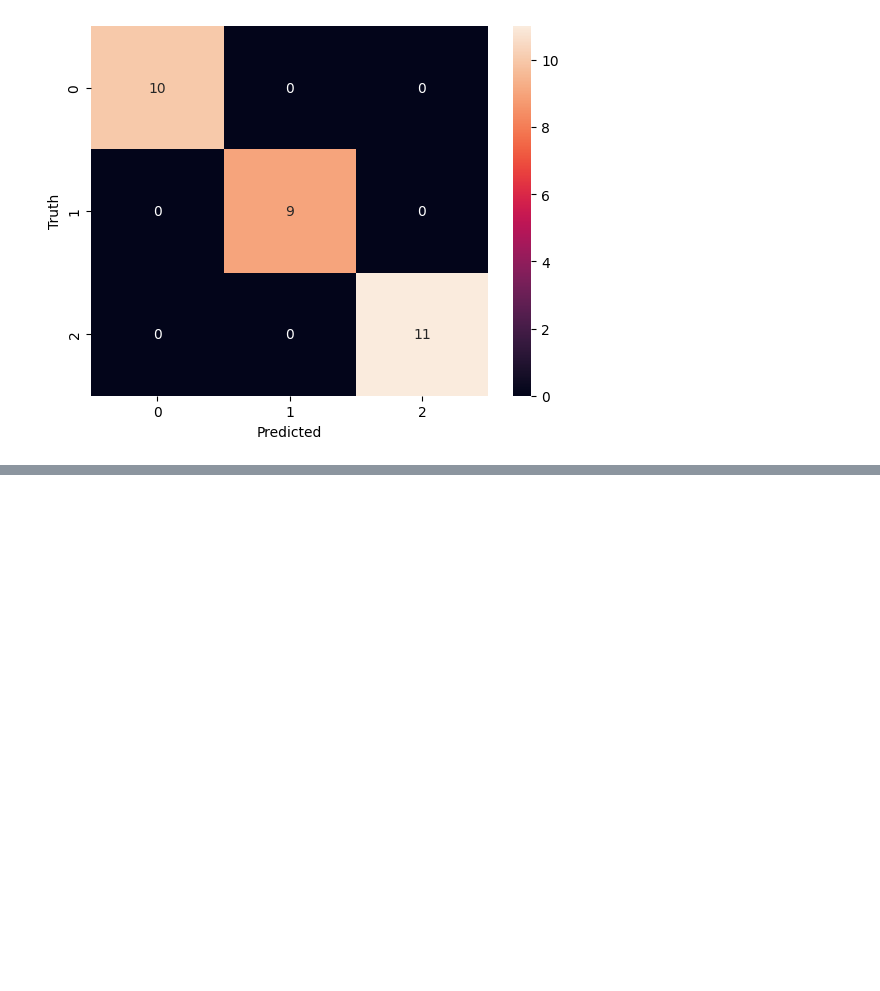
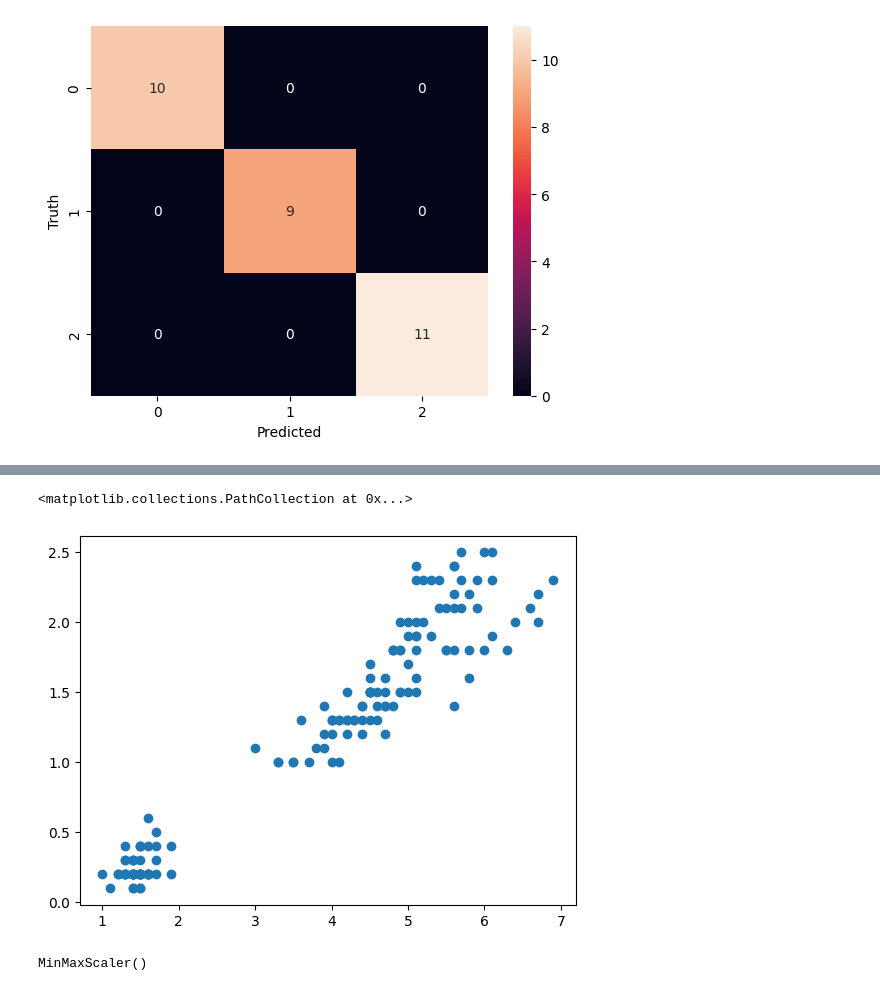
Before and after one commit to yeshwanth5/MachineLearning, a Jupyter notebook: iris_flower.ipynb, the cells around one changed output, grey strips where cells are left out. Saved outputs shown, nothing was run; the diff lists cells and outputs as text; code cells hidden in the pictures; blank space fills up the shorter version.

```diff
--- a/iris_flower.ipynb
+++ b/iris_flower.ipynb
@@ -204,0 +178,4 @@ cross_val_score(RandomForestClassifier(n_estimators=100),iris.data,iris.target).
+# %%
+df =pd.DataFrame(iris.data)
+# %%
+df.columns=iris.feature_names
@@ -204,0 +198,2 @@ cross_val_score(RandomForestClassifier(n_estimators=100),iris.data,iris.target).
+# %%
+df.drop(['sepal length (cm)','sepal width (cm)'],axis=1,inplace=True)
@@ -204,0 +216,2 @@ cross_val_score(RandomForestClassifier(n_estimators=100),iris.data,iris.target).
+# %%
+df.columns=['length','width']
@@ -204,0 +234,5 @@ cross_val_score(RandomForestClassifier(n_estimators=100),iris.data,iris.target).
+# %%
+plt.scatter(df.length,df.width)
+# %% [output]
+<matplotlib.collections.PathCollection at 0x...>
+[figure, added]
@@ -204,0 +242,4 @@ cross_val_score(RandomForestClassifier(n_estimators=100),iris.data,iris.target).
+# %%
+mn.fit(df[['length']])
+# %% [output]
+MinMaxScaler()
```
Also changed, not shown: parts of 32 cells of this notebook.
